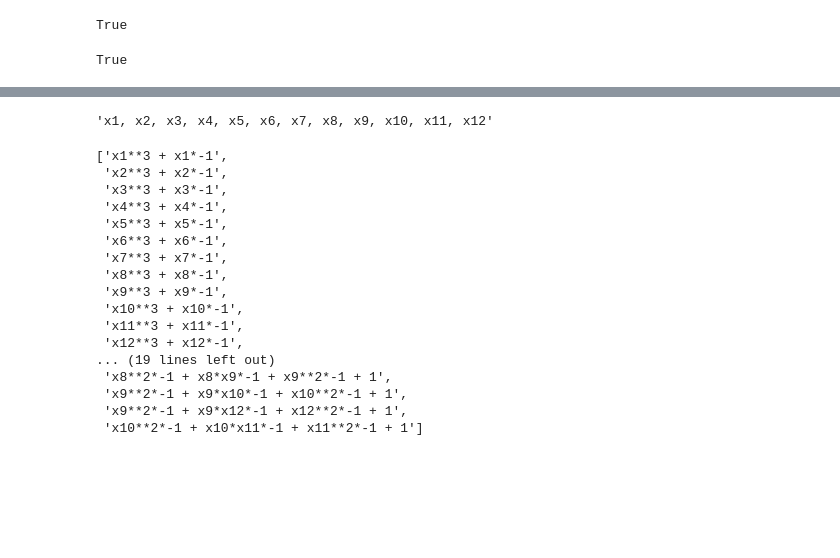
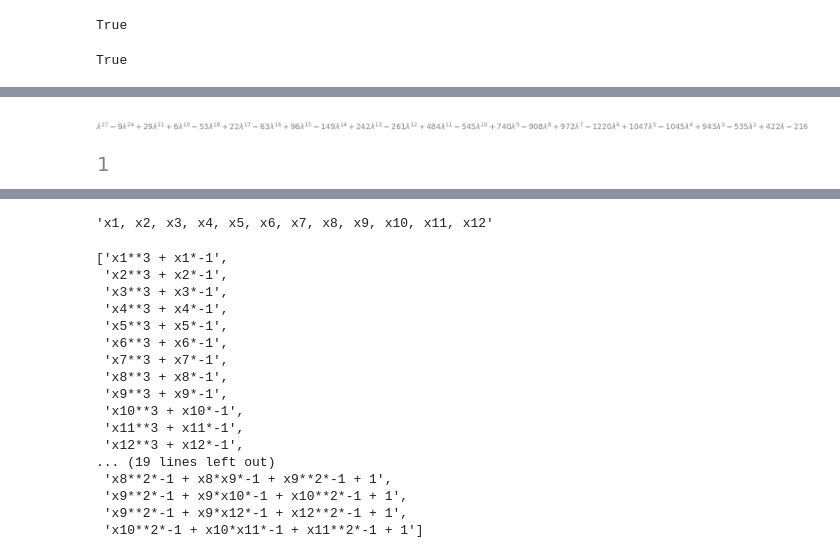
Before and after one commit to blinkovua/GInv, a Jupyter notebook: pyginv/poly.ipynb, the cells around one changed output, grey strips where cells are left out. Drawn from its saved outputs; the diff is of its cells as text; code cells hidden in the pictures; blank space fills up the shorter version.

```diff
--- a/pyginv/poly.ipynb
+++ b/pyginv/poly.ipynb
@@ -472,2 +471,5 @@ for w in test.GB():
 [figure]
 [figure]
+# %%
+for w in test.GB():
+    print(eval(" + ".join([f"{m}*{c % 101}" for m, c in w.poly])).factor())
@@ -474,5 +480,5 @@ for w in test.GB():
 # %%
-Monom.cmp = Monom.TOPdeglex
+Monom.cmp = Monom.TOPgrevlex
 x, y, z = Poly.init('x, y, z'.split(', '))
 test = Janet()
 res = ginvBlockLow((
@@ -516,7 +522,7 @@ for w in test:
 ${z}^3$, ${y} {z}^3$, ${y}^2 {z}^3$, ${y}^3$, ${x} {z}^3$, ${x} {y} {z}^3$, ${x} {y}^2 {z}^3$, ${x} {y}^3$, ${x}^2 {z}^3$, ${x}^2 {y} {z}^3$, ${x}^2 {y}^2 {z}^3$, ${x}^2 {y}^3$, ${x}^3$,
 # %%
 rows, i = {}, 0
-for d in range(8):
+for d in range(max(w.lm.degree() for w in test)):
     for m in Monom.gradus(d):
         if not test.find(m):
             print(f"{m!r}", end=", ")
@@ -621,3 +622,9 @@ sympy.zeros(27, 27) == X**27 + X**24*-9 + X**21*29 + X**19*6 + X**18*-53 +\
     X**5*1047 + X**4*-1045 + X**3*943 + X**2*-535 + X*422 + sympy.eye(27)*-216
 # %% [output]
 True
+# %%
+%%time
+lam = sympy.symbols('lambda')
+char_poly = X.charpoly(lam).as_expr()
+char_poly
+# %% [output]
@@ -624,2 +633,7 @@ True
+[figure, added]
+# %%
+gcd(char_poly, char_poly.diff(lam))
+# %% [output]
+[figure, added]
 # %%
 import numpy as np
```
Also changed, not shown: parts of 53 cells of this notebook, 18 other files.
